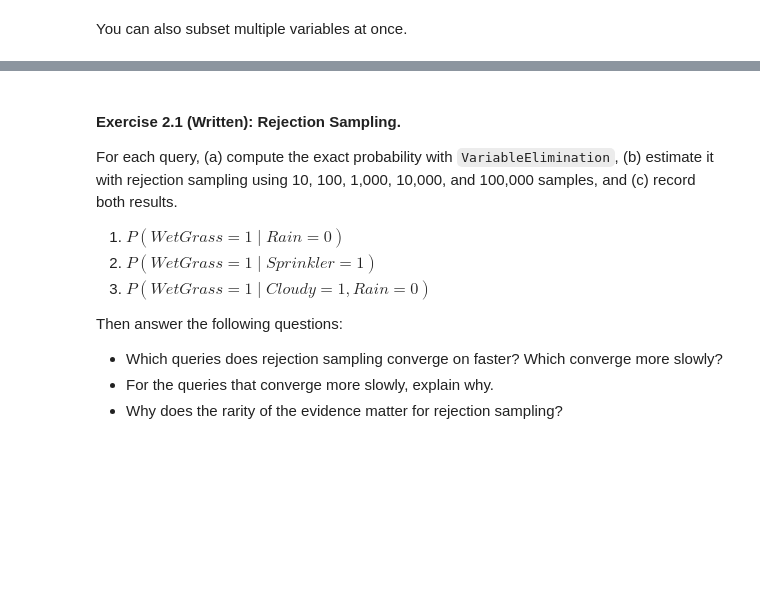
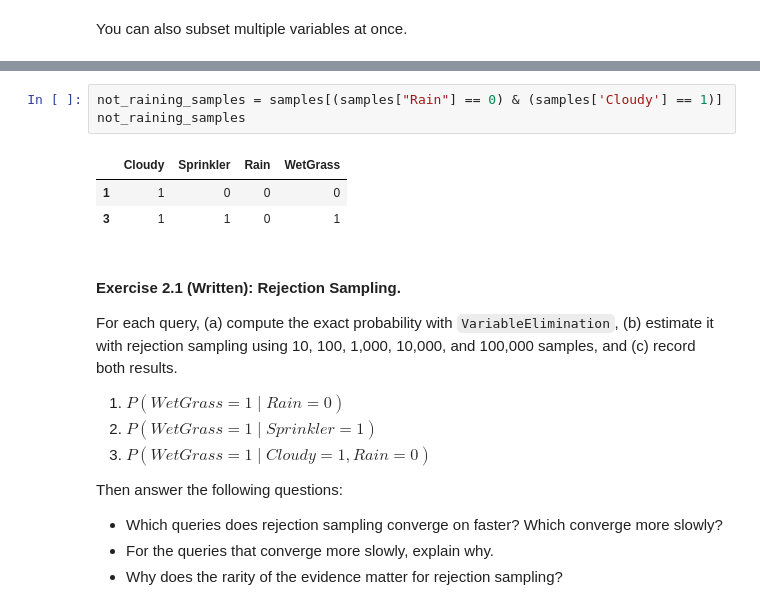
Before and after one commit to yzFrankli/cs31_env, a Jupyter notebook: labs/week8/week8/week8.ipynb, the cells around one changed output, grey strips where cells are left out. Saved outputs shown, nothing was run; the diff lists cells and outputs as text; blank space fills up the shorter version.

```diff
--- a/labs/week8/week8/week8.ipynb
+++ b/labs/week8/week8/week8.ipynb
@@ -482,3 +610,10 @@ cloudy_and_wet
+# %%
+not_raining_samples = samples[(samples["Rain"] == 0) & (samples['Cloudy'] == 1)]
+not_raining_samples
+# %% [output]
+|  | Cloudy | Sprinkler | Rain | WetGrass |
+| 1 | 1 | 0 | 0 | 0 |
+| 3 | 1 | 1 | 0 | 1 |
 # %% [markdown]
 <!-- BEGIN QUESTION -->
 
```
Also changed, not shown: parts of 32 cells of this notebook, 4 other files.
